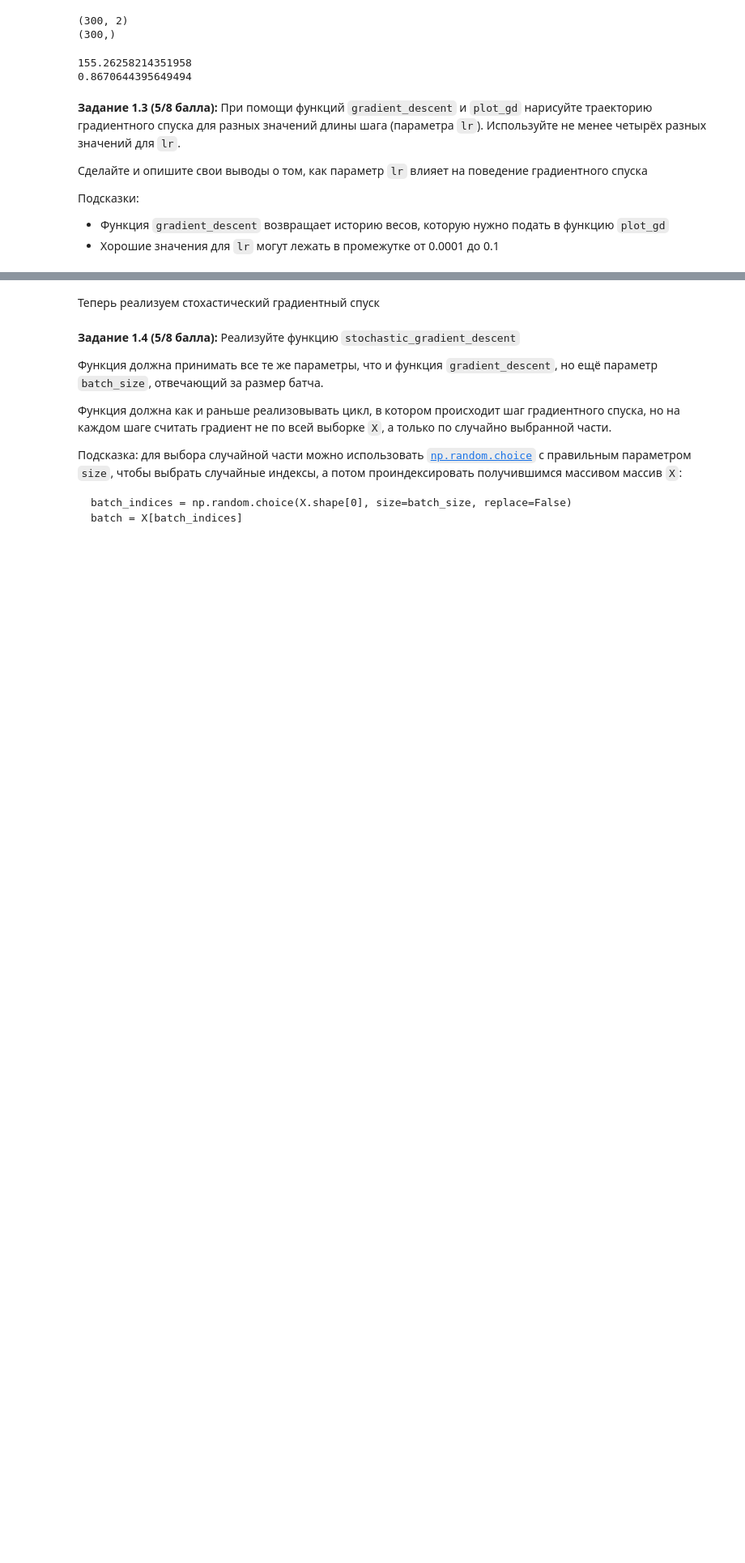
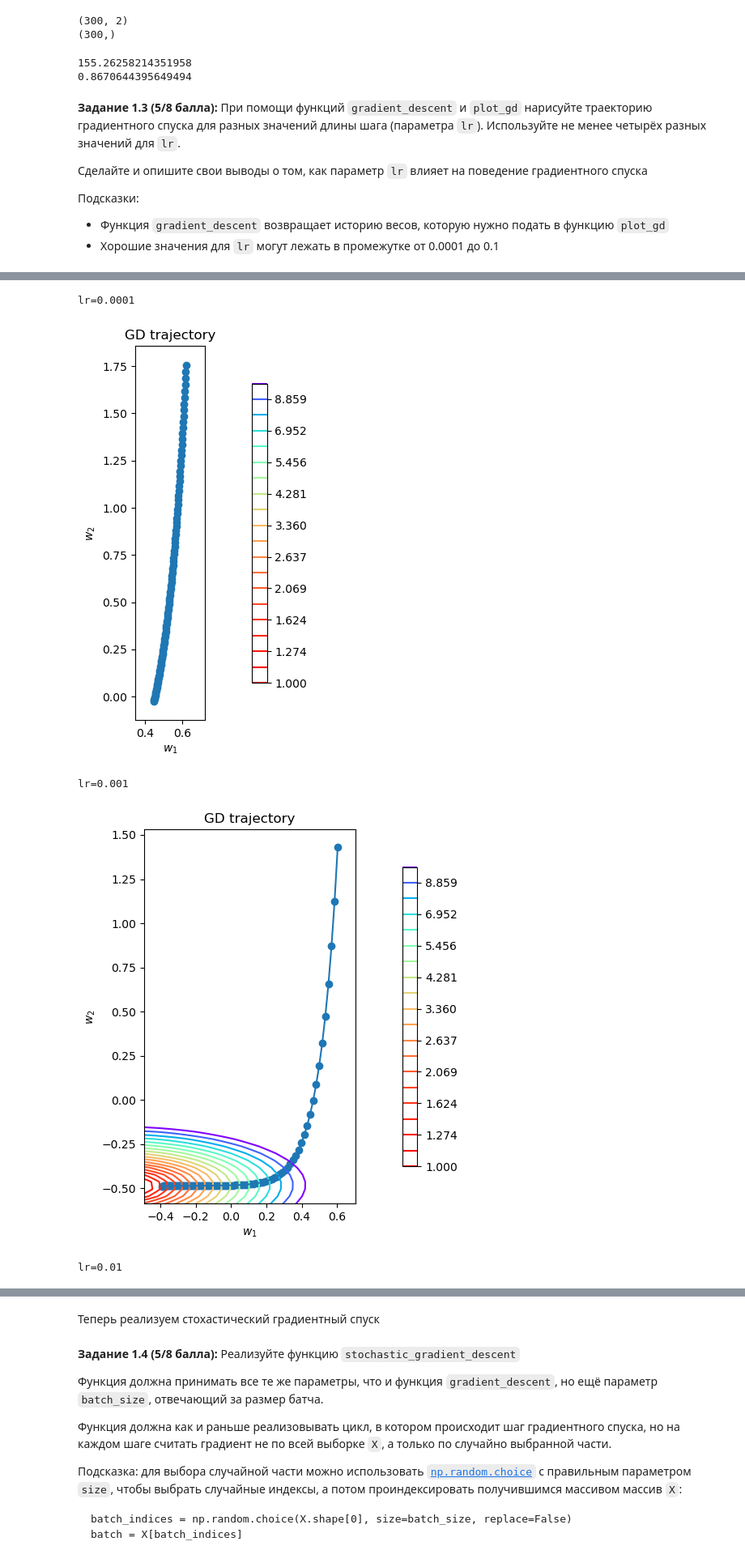
Before and after one commit to Makar0nkin/hse_ml_2023, a Jupyter notebook: homeworks/hw05-grad/hw05_gd.ipynb, the cells around one changed output, grey strips where cells are left out. Shown at 81% size. Drawn from its saved outputs; the diff is of its cells as text; code cells hidden in the pictures; blank space fills up the shorter version.

```diff
--- a/homeworks/hw05-grad/hw05_gd.ipynb
+++ b/homeworks/hw05-grad/hw05_gd.ipynb
@@ -298,0 +272,12 @@ plt.show()
+# %%
+lrs = [0.0001, 0.001, 0.01, 0.1]
+for lr in lrs:
+    print(f'{lr=}')
+    w_list = gradient_descent(w_init, X, y, MSELoss(), lr, 100)
+    plot_gd(w_list, X, y, MSELoss())
+# %% [output]
+lr=0.0001
+[figure, added]
+lr=0.001
+[figure, added]
+lr=0.01
```
Also changed, not shown: parts of 10 cells of this notebook, 1 other file.
